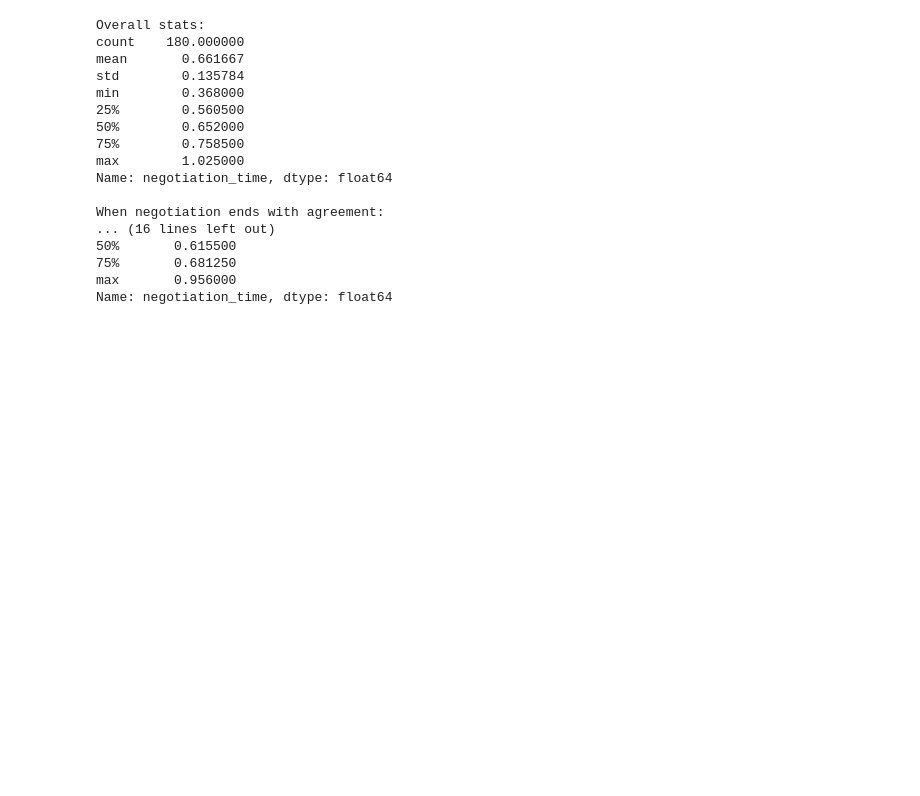
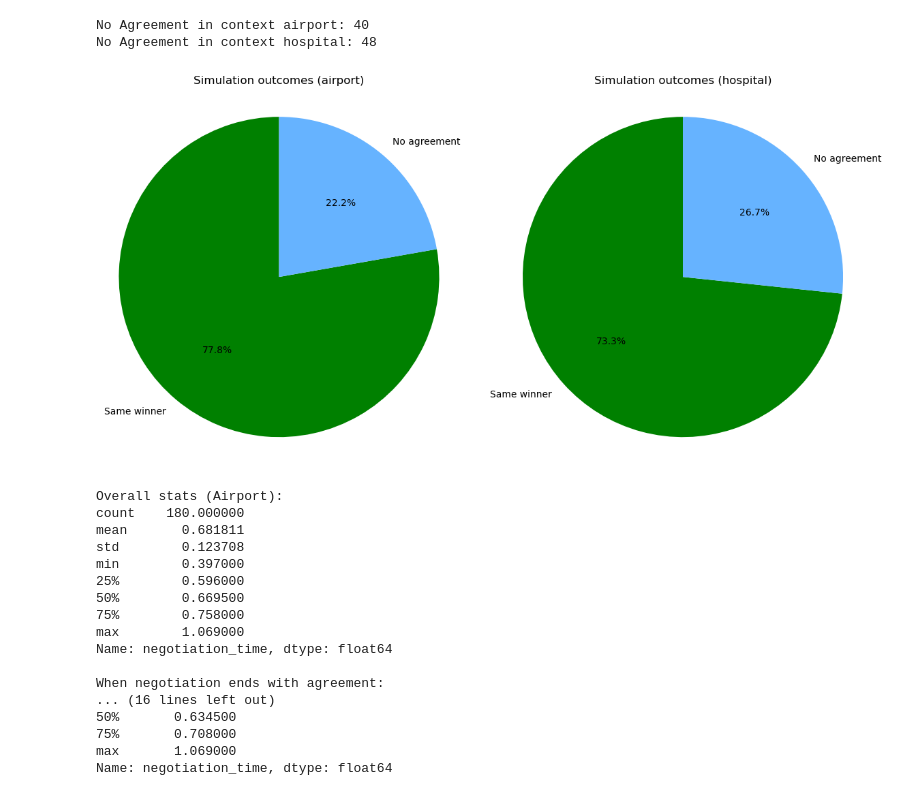
Before and after one commit to RoboChor/robethichor-ethics-based-negotiation, a Jupyter notebook: analysis/simulation_analysis.ipynb, the cells around one changed output. Saved outputs shown, nothing was run; the diff lists cells and outputs as text; code cells hidden in the pictures; blank space fills up the shorter version.

```diff
--- a/analysis/simulation_analysis.ipynb
+++ b/analysis/simulation_analysis.ipynb
@@ -123,19 +129,0 @@ onrobot          0.661667  0.368  1.025  0.135784
-# %%
-sim_res_df = df[df['setting'] == 'onrobot']
-
-result_count = sim_res_df[sim_res_df['result'] != 'no-agreement'].shape[0]
-total_count = sim_res_df.shape[0]
-
-labels = ['Same winner', 'No agreement']
-sizes = [result_count, total_count - result_count]
-colors = ['green','#66b3ff']
-explode = (0.1, 0)
-
-plt.figure(figsize=(8, 8))
-#plt.pie(sizes, explode=explode, labels=labels, colors=colors, autopct='%1.1f%%', shadow=True, startangle=140)
-plt.pie(sizes, labels=labels, colors=colors, autopct='%1.1f%%', startangle=90)
-plt.title('Frequenza di "no-agreement" rispetto al totale delle righe')
-plt.axis('equal')
-
-plt.show()
-print(f'Same winner: {result_count} / {total_count} ({result_count / total_count * 100:.2f}%)')
@@ -145,14 +174,37 @@ Same winner: 140 / 180 (77.78%)
+# %%
+fig, axes = plt.subplots(1, 2, figsize=(12, 6))
+
+for idx, ctx in enumerate(['airport', 'hospital']):
+    #ctx_df = onrobot_df[onrobot_df['context'] == ctx]
+    ctx_df = df[(df['context'] == ctx) & (df['deployment'] == 'offrobot')]
+    agreement_count = ctx_df[ctx_df['result'] != 'no-agreement'].shape[0]
+    total_count = ctx_df.shape[0]
+
+    sizes = [agreement_count, total_count - agreement_count]
+
+    axes[idx].pie(sizes, labels=['Same winner', 'No agreement'], colors=['green', '#66b3ff'], autopct='%1.1f%%', startangle=90)
+    axes[idx].set_title(f'Simulation outcomes ({ctx})')
+    axes[idx].axis('equal')
+
+    print(f"No Agreement in context {ctx}: {total_count - agreement_count}")
+
+plt.tight_layout()
+plt.show()
+# %% [output]
+No Agreement in context airport: 40
+No Agreement in context hospital: 48
+[figure, added]
 # %%
-no_agreement_df = sim_res_df[(sim_res_df['result'] == 'no-agreement')]
-winner_loser_df = sim_res_df[(sim_res_df['result'].isin(['winner', 'loser']))]
+no_agreement_df = onrobot_df[(onrobot_df['result'] == 'no-agreement') & (onrobot_df['context'] == 'airport')]
+winner_loser_df = onrobot_df[(onrobot_df['result'].isin(['winner', 'loser'])) & (onrobot_df['context'] == 'airport')]
 
-complete_stats = sim_res_df['negotiation_time'].describe()
+complete_stats = onrobot_df[onrobot_df['context'] == 'airport']['negotiation_time'].describe()
 
 no_agreement_stats = no_agreement_df['negotiation_time'].describe()
 
 winner_loser_stats = winner_loser_df['negotiation_time'].describe()
 
-print("Overall stats:")
+print("Overall stats (Airport):")
 print(complete_stats)
 
 print("\nWhen negotiation ends with agreement:")
@@ -161,20 +213,20 @@ print(winner_loser_stats)
 print("\nWhen no agreement is reached:")
 print(no_agreement_stats)
 # %% [output]
-Overall stats:
+Overall stats (Airport):
 count    180.000000
-mean       0.661667
-std        0.135784
-min        0.368000
-25%        0.560500
-50%        0.652000
-75%        0.758500
-max        1.025000
+mean       0.681811
+std        0.123708
+min        0.397000
+25%        0.596000
+50%        0.669500
+75%        0.758000
+max        1.069000
 Name: negotiation_time, dtype: float64
 
 When negotiation ends with agreement:
 ... (16 lines left out)
-50%       0.615500
-75%       0.681250
-max       0.956000
+50%       0.634500
+75%       0.708000
+max       1.069000
 Name: negotiation_time, dtype: float64
```
Also changed, not shown: parts of 12 cells of this notebook, 11 other files.
